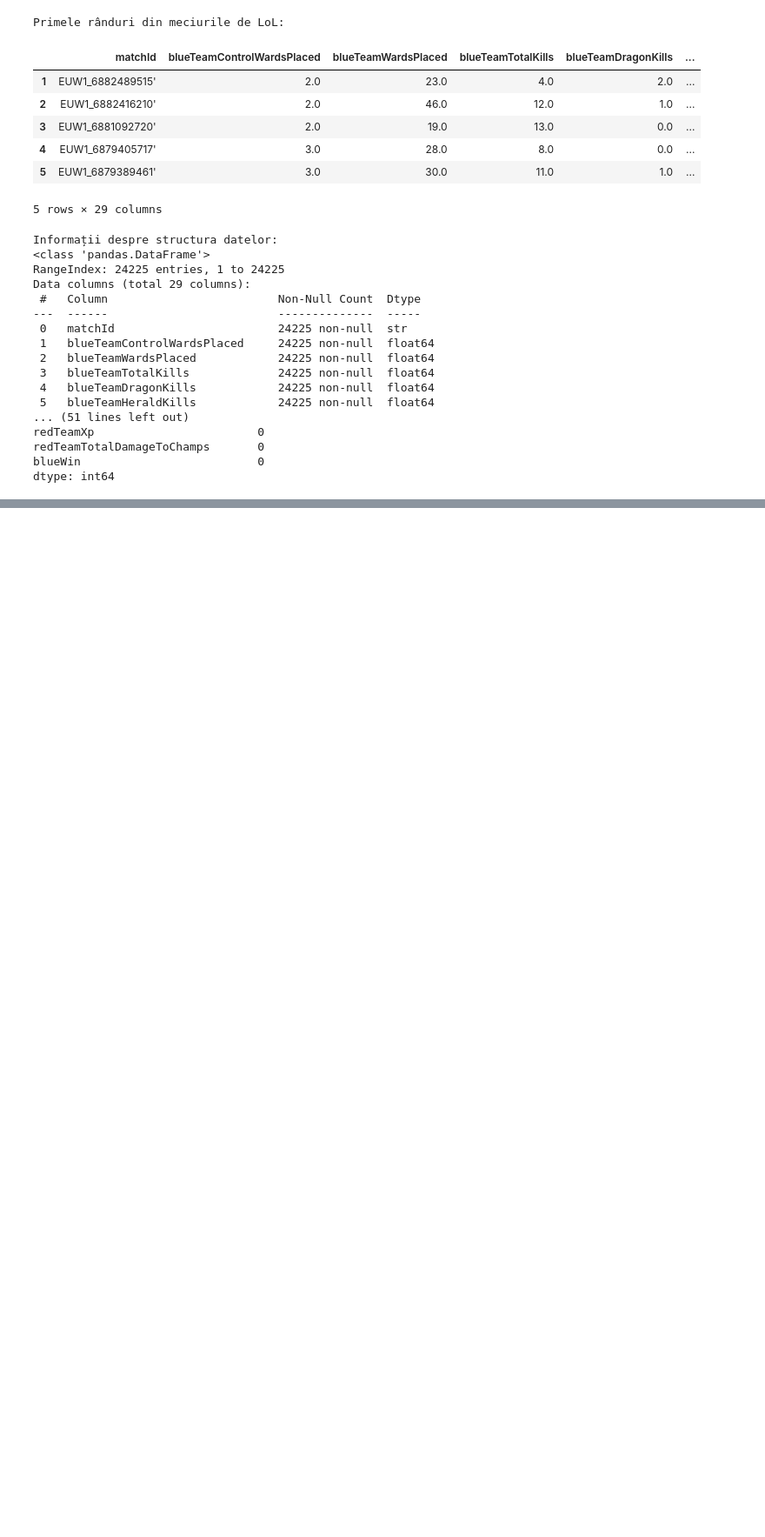
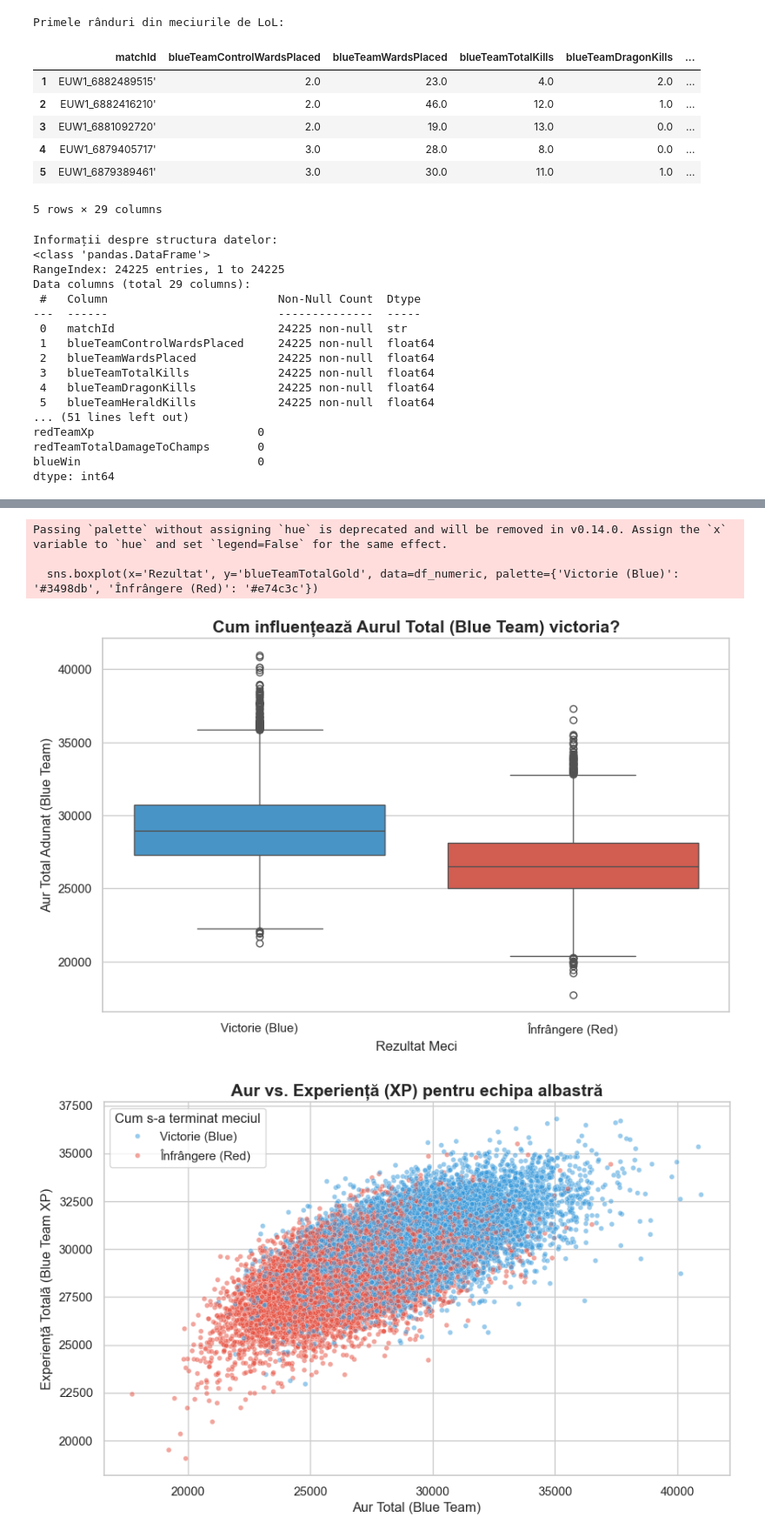
Before and after one commit to andimm09/Sisteme_Inteligente, a Jupyter notebook: main.ipynb, the cells around one changed output, grey strips where cells are left out. Shown at 87% size. Drawn from its saved outputs; the diff is of its cells as text; code cells hidden in the pictures; blank space fills up the shorter version.

```diff
--- a/main.ipynb
+++ b/main.ipynb
@@ -70,0 +109,38 @@ dtype: int64
+# %%
+
+df_numeric['Rezultat'] = df_numeric['blueWin'].map({1.0: 'Victorie (Blue)', 0.0: 'Înfrângere (Red)'})
+
+
+sns.set_theme(style="whitegrid")
+
+
+plt.figure(figsize=(10, 6))
+
+sns.boxplot(x='Rezultat', y='blueTeamTotalGold', data=df_numeric, palette={'Victorie (Blue)': '#3498db', 'Înfrângere (Red)': '#e74c3c'})
+plt.title('Cum influențează Aurul Total (Blue Team) victoria?', fontsize=15, fontweight='bold')
+plt.xlabel('Rezultat Meci', fontsize=12)
+plt.ylabel('Aur Total Adunat (Blue Team)', fontsize=12)
+plt.show()
+
+
+plt.figure(figsize=(10, 6))
+sns.scatterplot(
+    x='blueTeamTotalGold',
+    y='blueTeamXp',
+    hue='Rezultat',
+    data=df_numeric,
+    palette={'Victorie (Blue)': '#3498db', 'Înfrângere (Red)': '#e74c3c'},
+    alpha=0.5,
+    s=20
+)
+plt.title('Aur vs. Experiență (XP) pentru echipa albastră', fontsize=15, fontweight='bold')
+plt.xlabel('Aur Total (Blue Team)', fontsize=12)
+plt.ylabel('Experiență Totală (Blue Team XP)', fontsize=12)
+plt.legend(title='Cum s-a terminat meciul')
+plt.show()
+# %% [output]
+Passing `palette` without assigning `hue` is deprecated and will be removed in v0.14.0. Assign the `x` variable to `hue` and set `legend=False` for the same effect.
+
+  sns.boxplot(x='Rezultat', y='blueTeamTotalGold', data=df_numeric, palette={'Victorie (Blue)': '#3498db', 'Înfrângere (Red)': '#e74c3c'})
+[figure, added]
+[figure, added]
```
Also changed, not shown: parts of 2 cells of this notebook.
